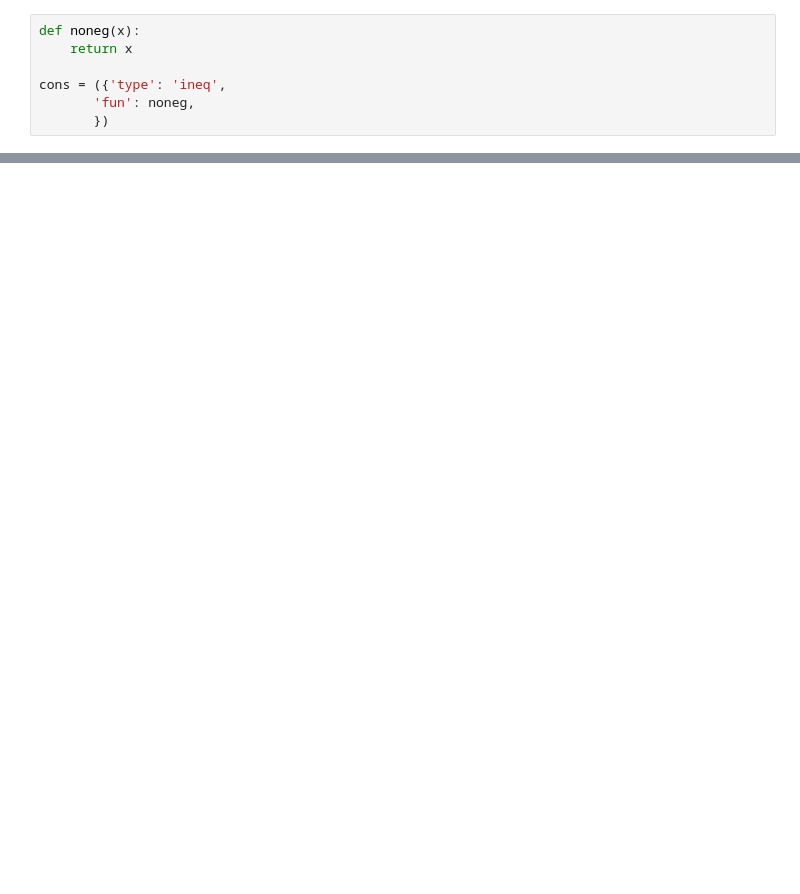
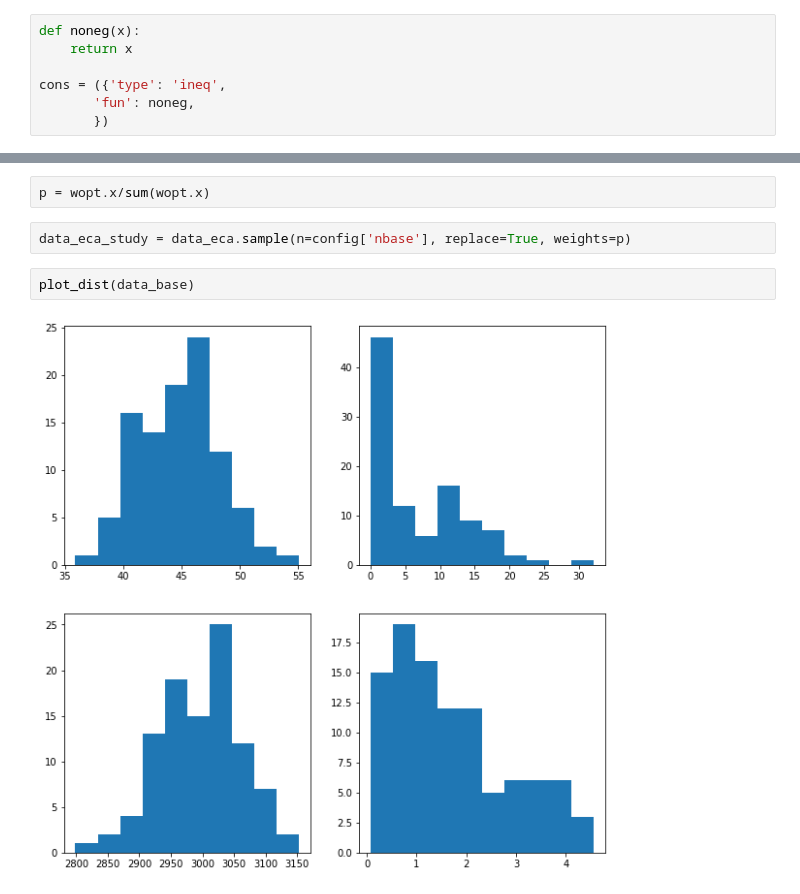
Before and after one commit to csrinesh/balance_cohort, a Jupyter notebook: cohortbalancer.ipynb, the cells around one changed output, grey strips where cells are left out. Saved outputs shown, nothing was run; the diff lists cells and outputs as text; blank space fills up the shorter version.

```diff
--- a/cohortbalancer.ipynb
+++ b/cohortbalancer.ipynb
@@ -146,0 +174,8 @@ plt.scatter(range(config['neca']), wmin.x)
+# %%
+p = wopt.x/sum(wopt.x)
+# %%
+data_eca_study = data_eca.sample(n=config['nbase'], replace=True, weights=p)
+# %%
+plot_dist(data_base)
+# %% [output]
+[figure, added]
```
Also changed, not shown: parts of 15 cells of this notebook.
